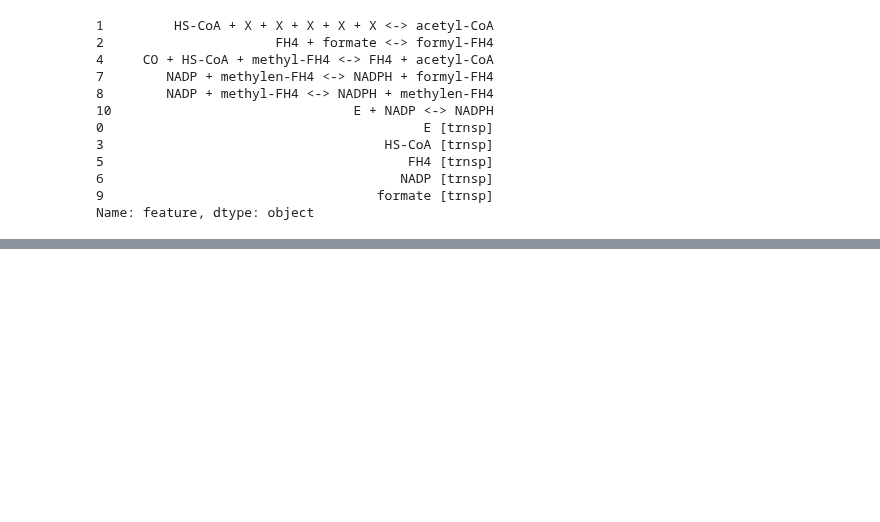
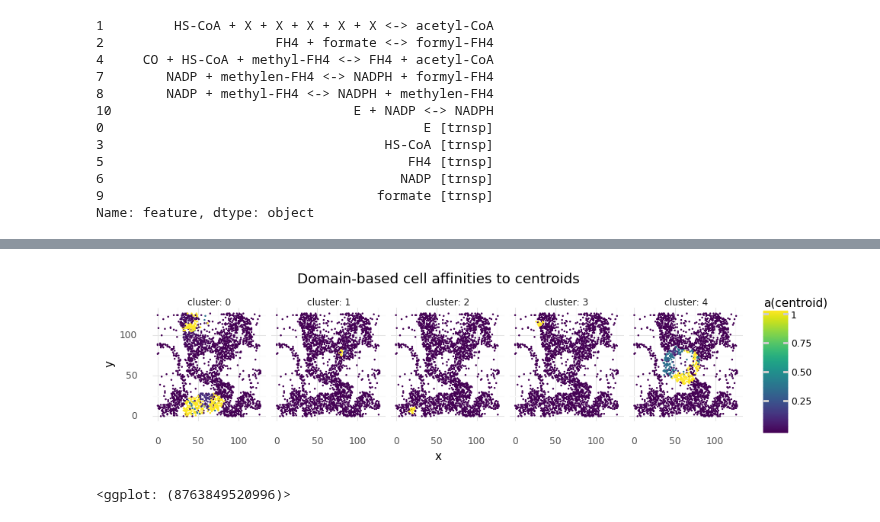
Before and after one commit to mRcSchwering/luca, a Jupyter notebook: e1_co2_fixing/trained_wl.ipynb, the cells around one changed output, grey strips where cells are left out. Cells and saved outputs as stored; diff of their text form; code cells hidden in the pictures; blank space fills up the shorter version.

```diff
--- a/e1_co2_fixing/trained_wl.ipynb
+++ b/e1_co2_fixing/trained_wl.ipynb
@@ -210,0 +195,30 @@ ValueError: Found array with dim 3. SpectralClustering expected <= 2.
+# %%
+centroids = {}
+for label in set(clustering.labels_):
+    cis, = np.nonzero(clustering.labels_ == label)
+    centroids[label] = cis[np.argmax(A[cis][:, cis].sum(0))]
+
+sample_2_idx = {i: d for i, d in enumerate(samples)}
+
+records = []
+for cluster, centroid_i in centroids.items():
+    for sample_i in range(len(A)):
+        cell_i = sample_2_idx[sample_i]
+        records.append({
+            "x": world.cell_positions[cell_i, 0].item(),
+            "y": world.cell_positions[cell_i, 1].item(),
+            "cluster": cluster,
+            "affinity": A[centroid_i, sample_i]
+        })
+df = pd.DataFrame.from_records(records)
+# %%
+axis_lims = (0, world.map_size)
+(ggplot(df)
+    + geom_point(aes(x="x", y="y", color="a(centroid)"), size=0.01)
+    + coord_fixed(ratio=1, xlim=axis_lims, ylim=axis_lims)
+    + facet_grid(". ~ cluster", labeller="label_both")
+    + theme(figure_size=(10, 3))
+    + ggtitle("Domain-based cell affinities to centroids"))
+# %% [output]
+[figure, added]
+<ggplot: (8763849520996)>
```
Also changed, not shown: parts of 6 cells of this notebook.
